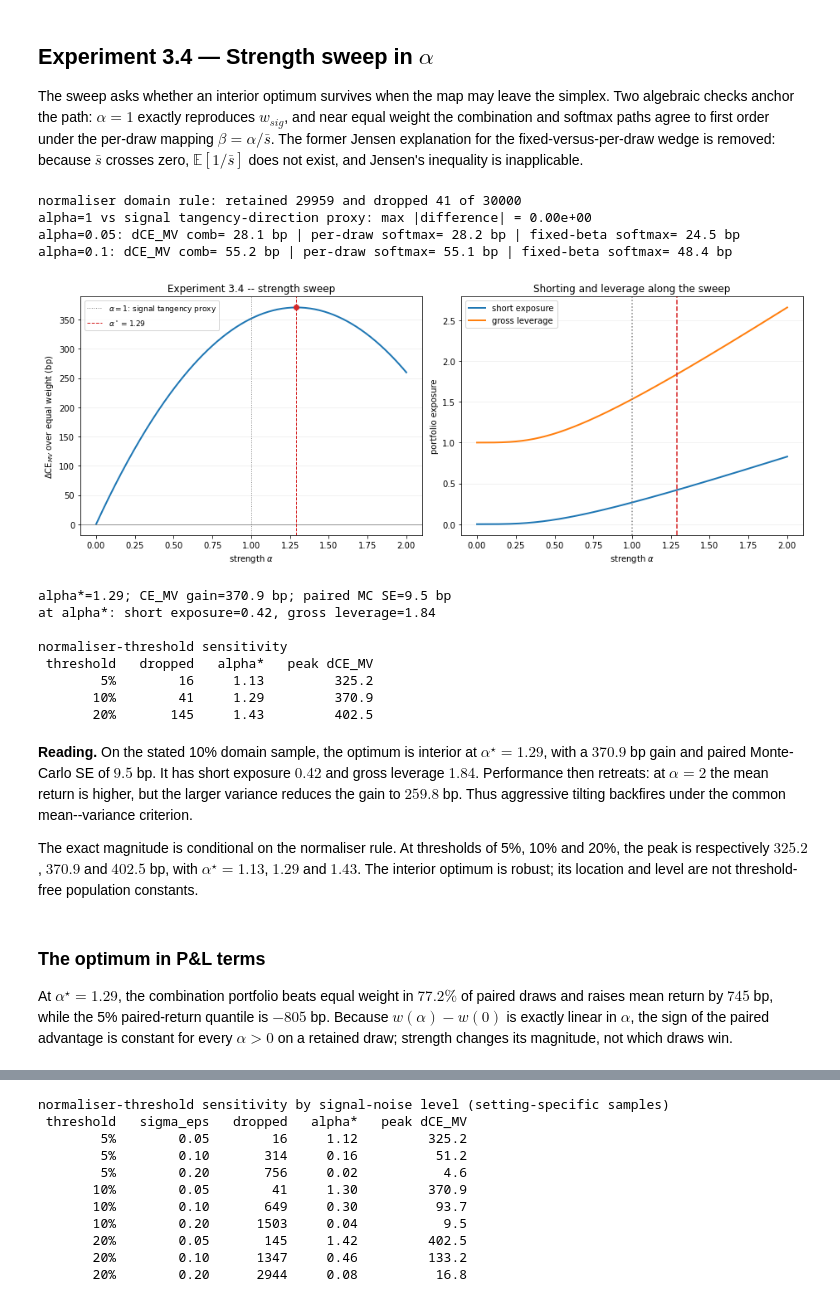
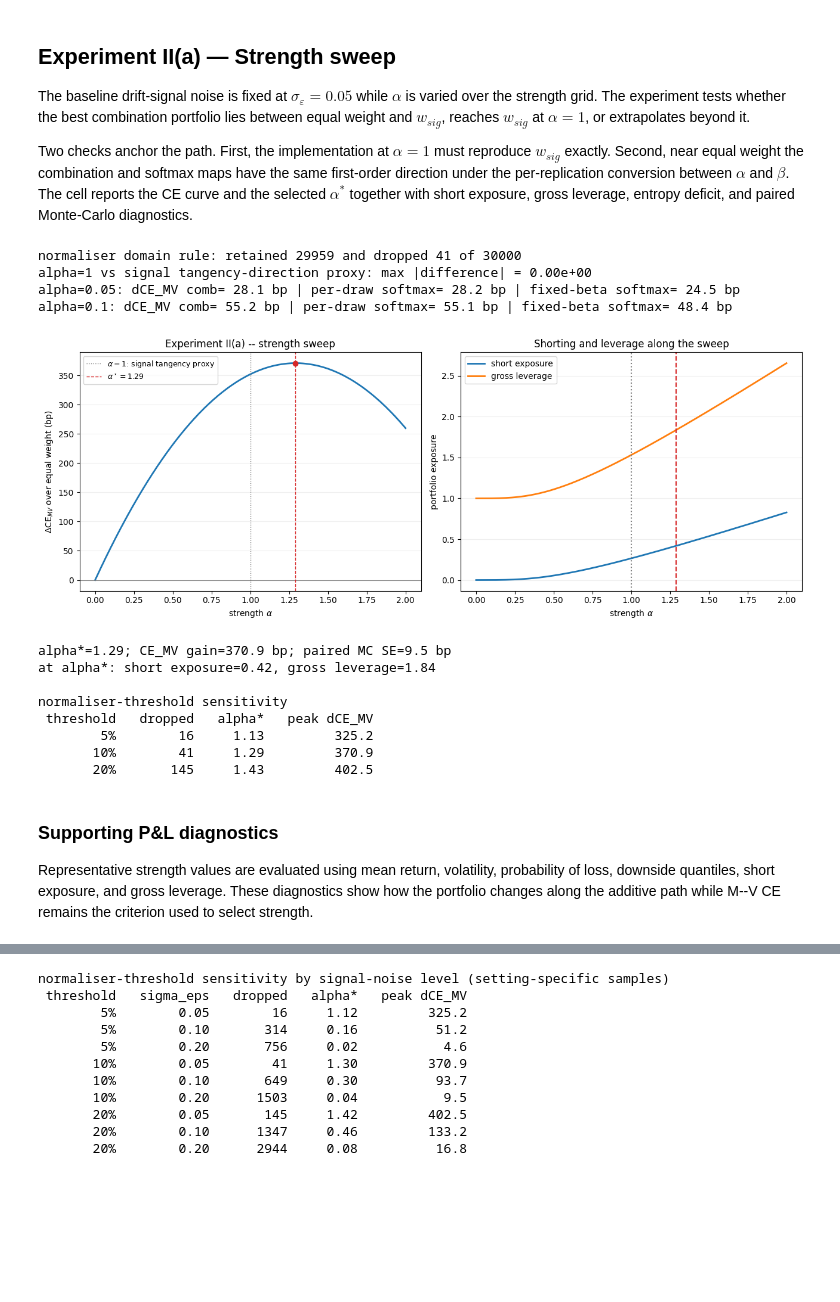
Before and after one commit to buffettlaw/COMP0077_Signal_Strength_in_Portfolio_Construction, a Jupyter notebook: combination_simulation.ipynb, the cells around one changed output, grey strips where cells are left out. Cells and saved outputs as stored; diff of their text form; code cells hidden in the pictures; blank space fills up the shorter version.

```diff
--- a/combination_simulation.ipynb
+++ b/combination_simulation.ipynb
@@ -118,9 +130,11 @@ def paired_block_ce(p_a, p_b, n_blocks=6):
     vals=np.asarray(vals)
     return vals.mean(), vals.std(ddof=1)/np.sqrt(len(vals))
 # %% [markdown]
-## Experiment 3.4 — Strength sweep in $\alpha$
+## Experiment II(a) — Strength sweep
 
-The sweep asks whether an interior optimum survives when the map may leave the simplex. Two algebraic checks anchor the path: $\alpha=1$ exactly reproduces $w_{sig}$, and near equal weight the combination and softmax paths agree to first order under the per-draw mapping $\beta=\alpha/\bar s$. The former Jensen explanation for the fixed-versus-per-draw wedge is removed: because $\bar s$ crosses zero, $\mathbb E[1/\bar s]$ does not exist, and Jensen's inequality is inapplicable.
+The baseline drift-signal noise is fixed at $\sigma_\varepsilon=0.05$ while $\alpha$ is varied over the strength grid. The experiment tests whether the best combination portfolio lies between equal weight and $w_{sig}$, reaches $w_{sig}$ at $\alpha=1$, or extrapolates beyond it.
+
+Two checks anchor the path. First, the implementation at $\alpha=1$ must reproduce $w_{sig}$ exactly. Second, near equal weight the combination and softmax maps have the same first-order direction under the per-replication conversion between $\alpha$ and $\beta$. The cell reports the CE curve and the selected $\alpha^*$ together with short exposure, gross leverage, entropy deficit, and paired Monte-Carlo diagnostics.
 # %%
 sigma_eps_base = 0.05
 s_base = mu + sigma_eps_base * eps0
@@ -143,35 +157,35 @@ for a_chk in [0.05,0.10]:
     ce_sd=ce_of(e/e.sum(axis=1,keepdims=True),Rm)
     ce_fx=ce_of(softmax_weights(sm,a_chk/mu_bar),Rm)
     print(f"alpha={a_chk}: dCE_MV comb={1e4*(ce_c-CE_a[0]):5.1f} bp | per-draw softmax="
           f"{1e4*(ce_sd-CE_a[0]):5.1f} bp | fixed-beta softmax={1e4*(ce_fx-CE_a[0]):5.1f} bp")
 
 fig,axes=plt.subplots(1,2,figsize=(13,5))
 ax=axes[0]; ax.plot(alpha_grid,dCE_a,lw=2); ax.axhline(0,color='grey',lw=.8)
 ax.axvline(1,color='grey',ls=':',lw=1,label=r'$\alpha=1$: signal tangency proxy')
 ax.axvline(astar,color='tab:red',ls='--',lw=1,label=fr'$\alpha^\star={astar:.2f}$')
 ax.scatter([astar],[dCE_a[k]],color='tab:red',zorder=5)
-ax.set(xlabel=r'strength $\alpha$',ylabel=r'$\Delta$CE$_{MV}$ over equal weight (bp)',title='Experiment 3.4 -- strength sweep')
+ax.set(xlabel=r'strength $\alpha$',ylabel=r'$\Delta$CE$_{MV}$ over equal weight (bp)',title='Experiment II(a) -- strength sweep')
 ax.grid(axis='y',alpha=.2); ax.legend(fontsize=9)
 ax=axes[1]; ax.plot(alpha_grid,SHORT_a,lw=2,label='short exposure'); ax.plot(alpha_grid,LEV_a,lw=2,label='gross leverage')
 ax.axvline(astar,color='tab:red',ls='--'); ax.axvline(1,color='grey',ls=':')
 ax.set(xlabel=r'strength $\alpha$',ylabel='portfolio exposure',title='Shorting and leverage along the sweep')
 ax.grid(axis='y',alpha=.2); ax.legend(); plt.tight_layout(); plt.show()
 
 p0=Rm.mean(axis=1); pstar=(combination_weights(sm,astar)*Rm).sum(axis=1)
 _,se_star=paired_block_ce(pstar,p0)
 print(f"\nalpha*={astar:.2f}; CE_MV gain={dCE_a[k]:.1f} bp; paired MC SE={se_star:.1f} bp")
 print(f"at alpha*: short exposure={SHORT_a[k]:.2f}, gross leverage={LEV_a[k]:.2f}")
 print("\nnormaliser-threshold sensitivity")
 print(f"{'threshold':>10}{'dropped':>10}{'alpha*':>9}{'peak dCE_MV':>14}")
 for thr in [0.05,0.10,0.20]:
     mt=valid_mask(s_base,frac=thr); ce_t,_,_=ce_sweep(s_base[mt],alpha_grid,R[mt]); at,_,kt=alpha_star(alpha_grid,ce_t)
     print(f"{thr:>10.0%}{(~mt).sum():>10}{at:>9.2f}{1e4*(ce_t[kt]-ce_t[0]):>14.1f}")
 # %% [output]
 normaliser domain rule: retained 29959 and dropped 41 of 30000
 alpha=1 vs signal tangency-direction proxy: max |difference| = 0.00e+00
 alpha=0.05: dCE_MV comb= 28.1 bp | per-draw softmax= 28.2 bp | fixed-beta softmax= 24.5 bp
 alpha=0.1: dCE_MV comb= 55.2 bp | per-draw softmax= 55.1 bp | fixed-beta softmax= 48.4 bp
-[figure, old version]
+[figure, new version]
 alpha*=1.29; CE_MV gain=370.9 bp; paired MC SE=9.5 bp
 at alpha*: short exposure=0.42, gross leverage=1.84
 
@@ -180,12 +194,8 @@ normaliser-threshold sensitivity
         5%        16     1.13         325.2
        10%        41     1.29         370.9
        20%       145     1.43         402.5
-# %% [markdown]
-**Reading.** On the stated 10% domain sample, the optimum is interior at $\alpha^\star=1.29$, with a $370.9$ bp gain and paired Monte-Carlo SE of $9.5$ bp. It has short exposure $0.42$ and gross leverage $1.84$. Performance then retreats: at $\alpha=2$ the mean return is higher, but the larger variance reduces the gain to $259.8$ bp. Thus aggressive tilting backfires under the common mean--variance criterion.
-
-The exact magnitude is conditional on the normaliser rule. At thresholds of 5%, 10% and 20%, the peak is respectively $325.2$, $370.9$ and $402.5$ bp, with $\alpha^\star=1.13$, $1.29$ and $1.43$. The interior optimum is robust; its location and level are not threshold-free population constants.
 # %% [markdown]
-### The optimum in P&L terms
+### Supporting P&L diagnostics
 
-At $\alpha^\star=1.29$, the combination portfolio beats equal weight in $77.2\%$ of paired draws and raises mean return by $745$ bp, while the 5% paired-return quantile is $-805$ bp. Because $w(\alpha)-w(0)$ is exactly linear in $\alpha$, the sign of the paired advantage is constant for every $\alpha>0$ on a retained draw; strength changes its magnitude, not which draws win.
+Representative strength values are evaluated using mean return, volatility, probability of loss, downside quantiles, short exposure, and gross leverage. These diagnostics show how the portfolio changes along the additive path while M--V CE remains the criterion used to select strength.
 # %%
```
Also changed, not shown: parts of 30 cells of this notebook, 4 other files.
